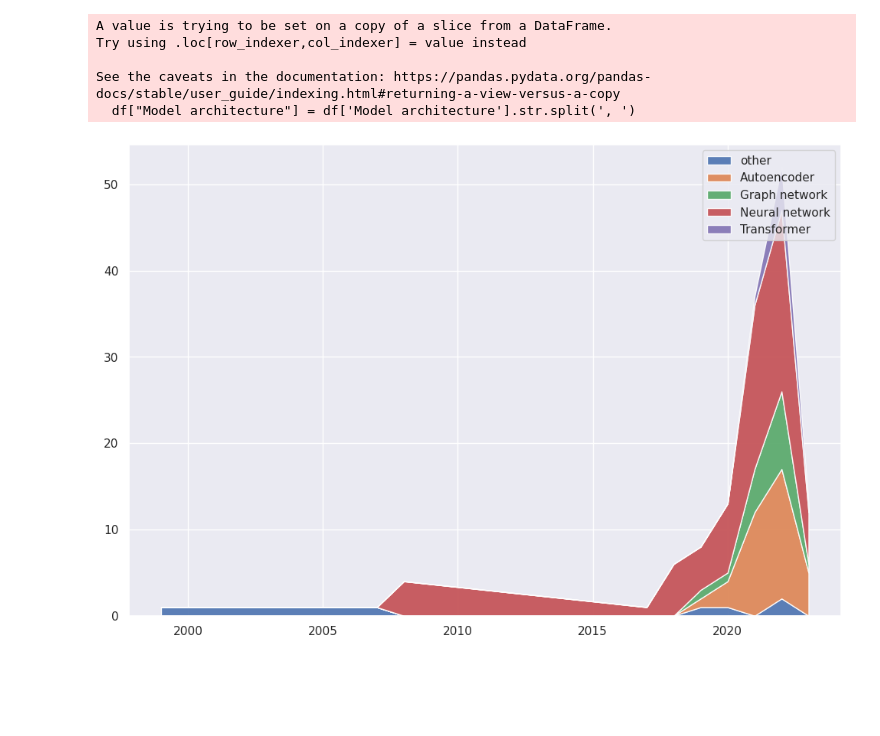
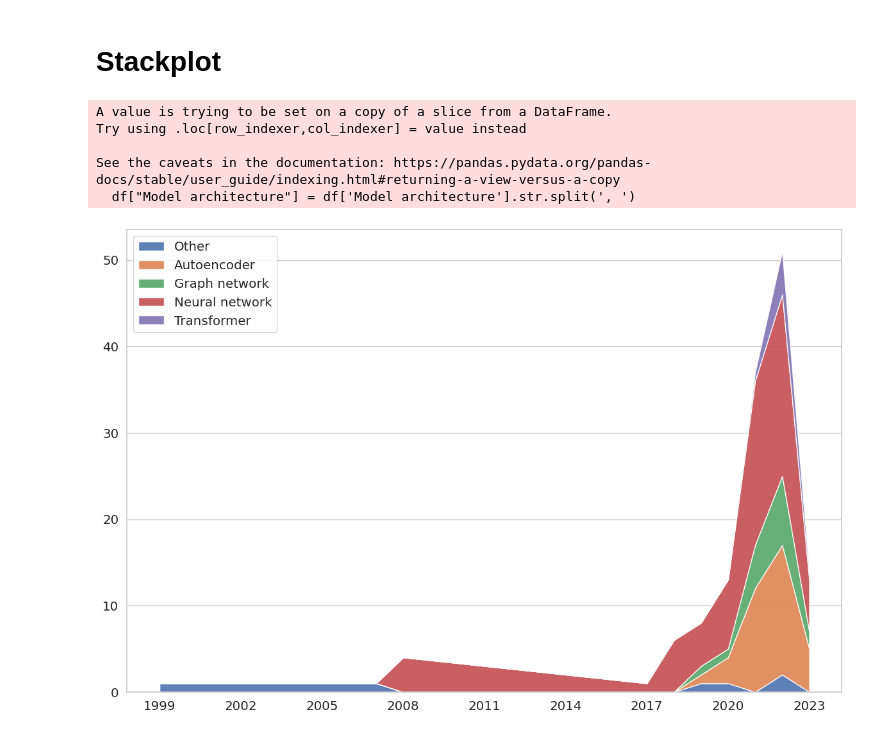
Before and after one commit to sonjakatz/reviewInterpretability_figures, a Jupyter notebook: trends.ipynb, the cells around one changed output. Drawn from its saved outputs; the diff is of its cells as text; code cells hidden in the pictures; blank space fills up the shorter version.

```diff
--- a/trends.ipynb
+++ b/trends.ipynb
@@ -55,7 +55,9 @@ model_categories = {
     'AE (sparse)':"Autoencoder",
     'Graph Network':"Graph network"
 }
+
+sns.set_theme(style="whitegrid", font_scale=1.3)
 # %%
 outPath = "figures"
 # %%
-pd_table1 = pd.read_csv("Table_2.csv")
+pd_table1 = pd.read_csv("data/Table_4.csv")
@@ -62,26 +83,38 @@ pd_table1 = pd.read_csv("Table_2.csv")
+# %% [markdown]
+# Stackplot
 # %%
 df = pd_table1[["Model architecture", "Year"]]
 df["Model architecture"] = df['Model architecture'].str.split(', ')
 df = df.explode(["Model architecture"])
 
 ''' Coarser '''
 df.replace(model_categories, inplace=True)
 
 a = df.value_counts(normalize=False)
 a = a.unstack().T
 a.replace(np.nan, 0, inplace=True)
 
 fig, ax = plt.subplots(figsize=(12,8))
 ax.stackplot(a.index, a["other"], a["Autoencoder"], a["Graph network"], a["Neural network"], a["Transformer"],
-                labels=["other", "Autoencoder", "Graph network", "Neural network", "Transformer"],
-                alpha=0.9)
-#ax.set_xlim(2019, 2022)
-ax.legend()
-plt.show()
+               labels=["Other", "Autoencoder", "Graph network", "Neural network", "Transformer"],
+               alpha=0.9)
+plt.xticks(np.arange(min(df["Year"]), max(df["Year"])+1, 3.0))
+
+# ax.plot(a.index, a["Autoencoder"], label="AE")
+# ax.plot(a.index, a["Graph network"], label="GN")
+# ax.plot(a.index, a["Neural network"],  label="NN")
+# ax.plot(a.index, a["Transformer"],  label="transformer")
+
+ax.legend(loc=2)
+ax.xaxis.grid(False)
+ax.yaxis.grid(True)
+
+plt.tight_layout()
+plt.savefig(f"{outPath}/trends_models.svg", dpi=300)
 # %% [output]
 A value is trying to be set on a copy of a slice from a DataFrame.
 Try using .loc[row_indexer,col_indexer] = value instead
 
 See the caveats in the documentation: https://pandas.pydata.org/pandas-docs/stable/user_guide/indexing.html#returning-a-view-versus-a-copy
   df["Model architecture"] = df['Model architecture'].str.split(', ')
-[figure, old version]
+[figure, new version]
```
Also changed, not shown: parts of 2 cells of this notebook, 22 other files.
